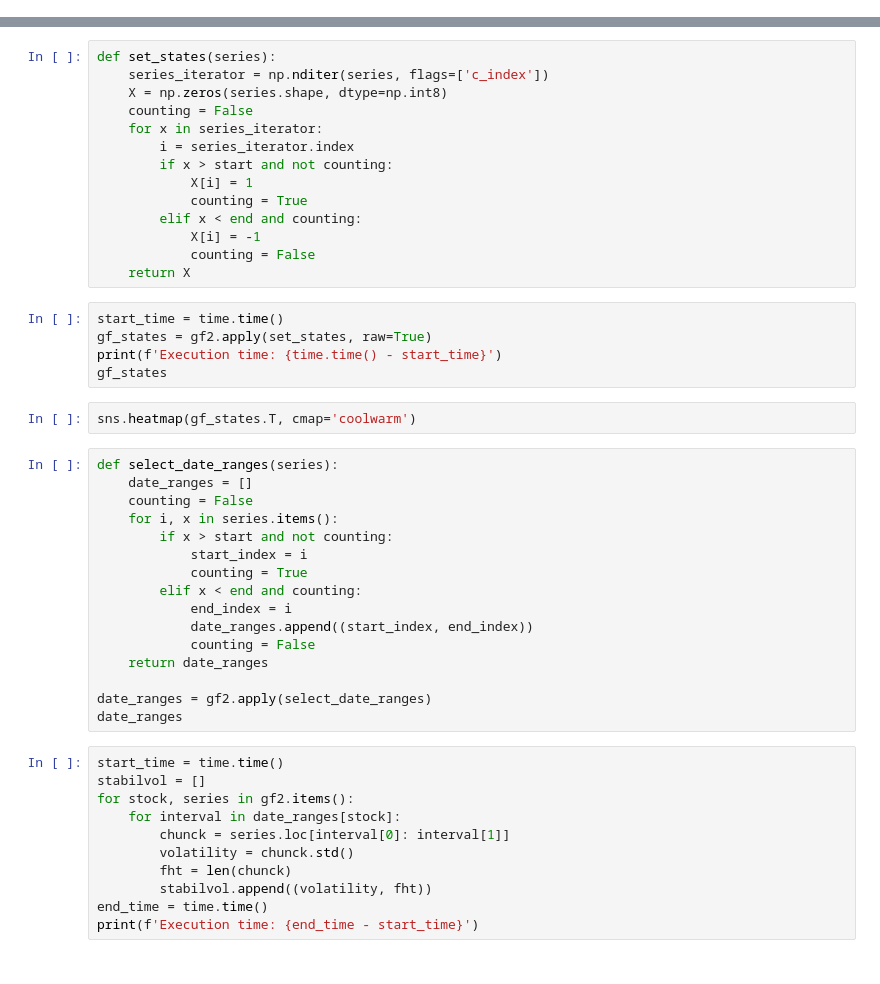
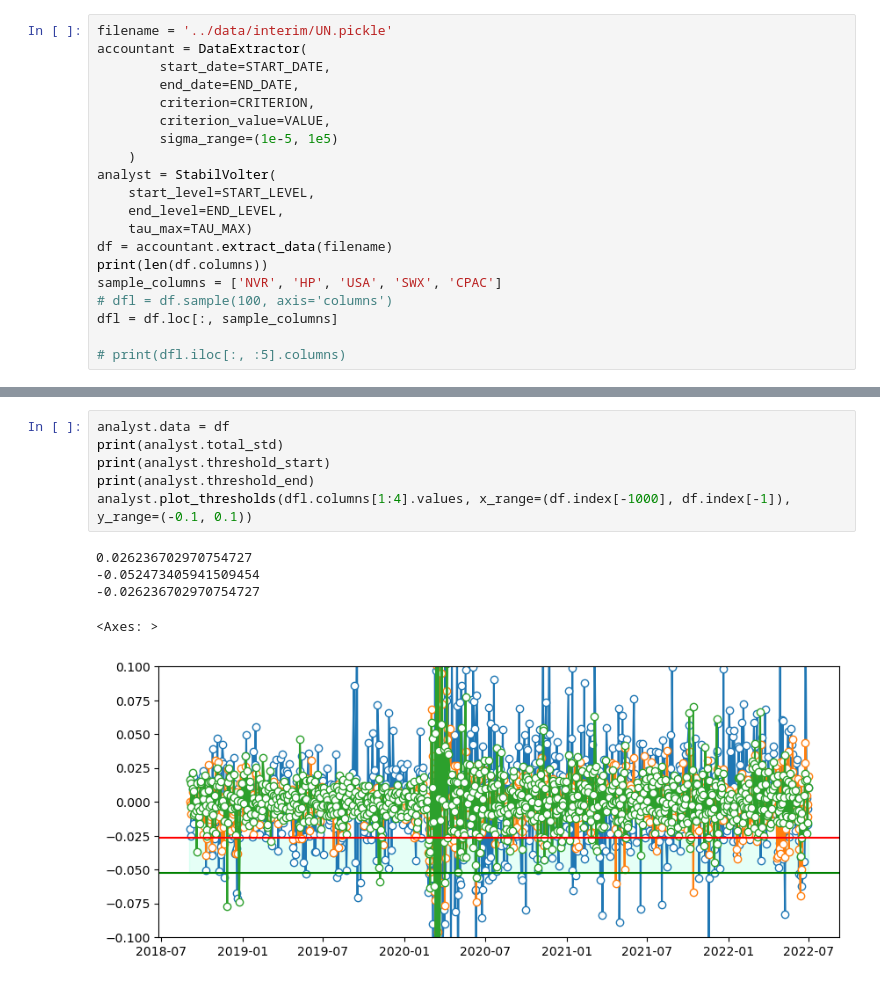
Before and after one commit to fedesss98/stabilvol, a Jupyter notebook: notebooks/05-count-fht.ipynb, the cells around one changed output, grey strips where cells are left out. Saved outputs shown, nothing was run; the diff lists cells and outputs as text.

```diff
--- a/notebooks/05-count-fht.ipynb
+++ b/notebooks/05-count-fht.ipynb
@@ -14,0 +28,20 @@ gf
+# %%
+filename = '../data/interim/UN.pickle'
+accountant = DataExtractor(
+        start_date=START_DATE,
+        end_date=END_DATE,
+        criterion=CRITERION,
+        criterion_value=VALUE,
+        sigma_range=(1e-5, 1e5)
+    )
+analyst = StabilVolter(
+    start_level=START_LEVEL,
+    end_level=END_LEVEL,
+    tau_max=TAU_MAX)
+df = accountant.extract_data(filename)
+print(len(df.columns))
+sample_columns = ['NVR', 'HP', 'USA', 'SWX', 'CPAC']
+# dfl = df.sample(100, axis='columns')
+dfl = df.loc[:, sample_columns]
+
+# print(dfl.iloc[:, :5].columns)
@@ -20,48 +80,12 @@ print(total_std, start, end, sep='\n')
-# %%
-def set_states(series):
-    series_iterator = np.nditer(series, flags=['c_index'])
-    X = np.zeros(series.shape, dtype=np.int8)
-    counting = False
-    for x in series_iterator:
-        i = series_iterator.index
-        if x > start and not counting:
-            X[i] = 1
-            counting = True
-        elif x < end and counting:
-            X[i] = -1
-            counting = False
-    return X
-# %%
-start_time = time.time()
-gf_states = gf2.apply(set_states, raw=True)
-print(f'Execution time: {time.time() - start_time}')
-gf_states
-# %%
-sns.heatmap(gf_states.T, cmap='coolwarm')
-# %%
-def select_date_ranges(series):
-    date_ranges = []
-    counting = False
-    for i, x in series.items():
-        if x > start and not counting:
-            start_index = i
-            counting = True
-        elif x < end and counting:
-            end_index = i
-            date_ranges.append((start_index, end_index))
-            counting = False
-    return date_ranges
-
-date_ranges = gf2.apply(select_date_ranges)
-date_ranges
-# %%
-start_time = time.time()
-stabilvol = []
-for stock, series in gf2.items():
-    for interval in date_ranges[stock]:
-        chunck = series.loc[interval[0]: interval[1]]
-        volatility = chunck.std()
-        fht = len(chunck)
-        stabilvol.append((volatility, fht))
-end_time = time.time()
-print(f'Execution time: {end_time - start_time}')
+# %%
+analyst.data = df
+print(analyst.total_std)
+print(analyst.threshold_start)
+print(analyst.threshold_end)
+analyst.plot_thresholds(dfl.columns[1:4].values, x_range=(df.index[-1000], df.index[-1]), y_range=(-0.1, 0.1))
+# %% [output]
+0.026236702970754727
+-0.052473405941509454
+-0.026236702970754727
+<Axes: >
+[figure, added]
```
Also changed, not shown: parts of 19 cells of this notebook, 10 other files.
